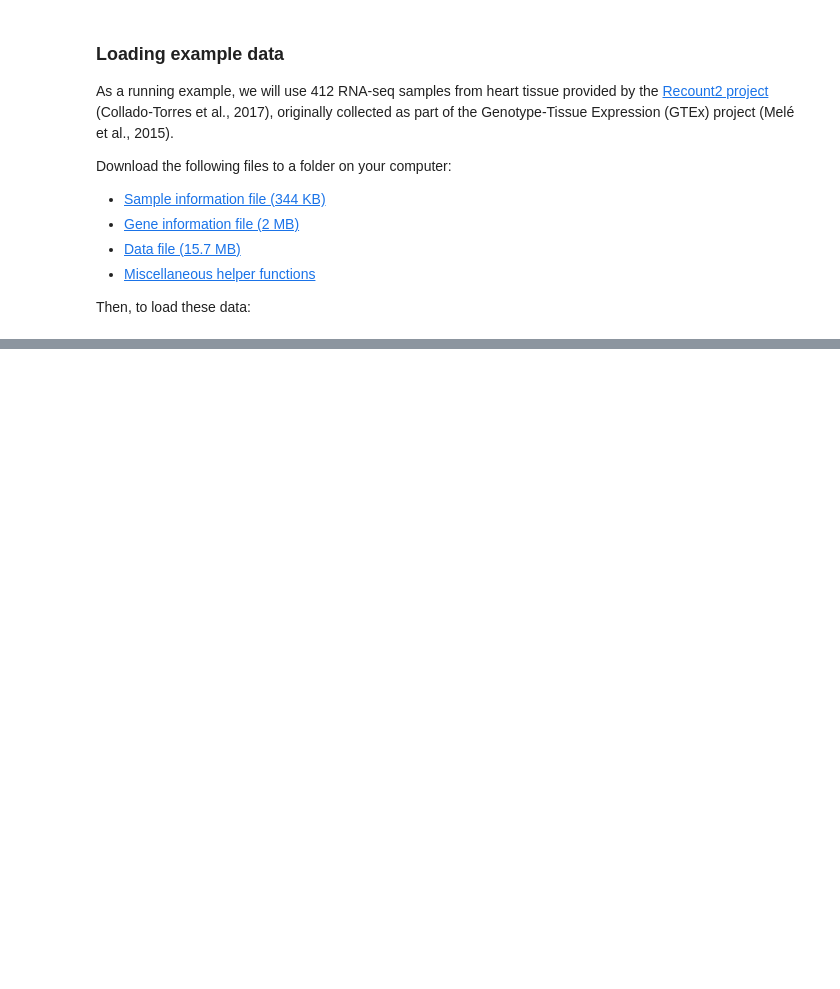
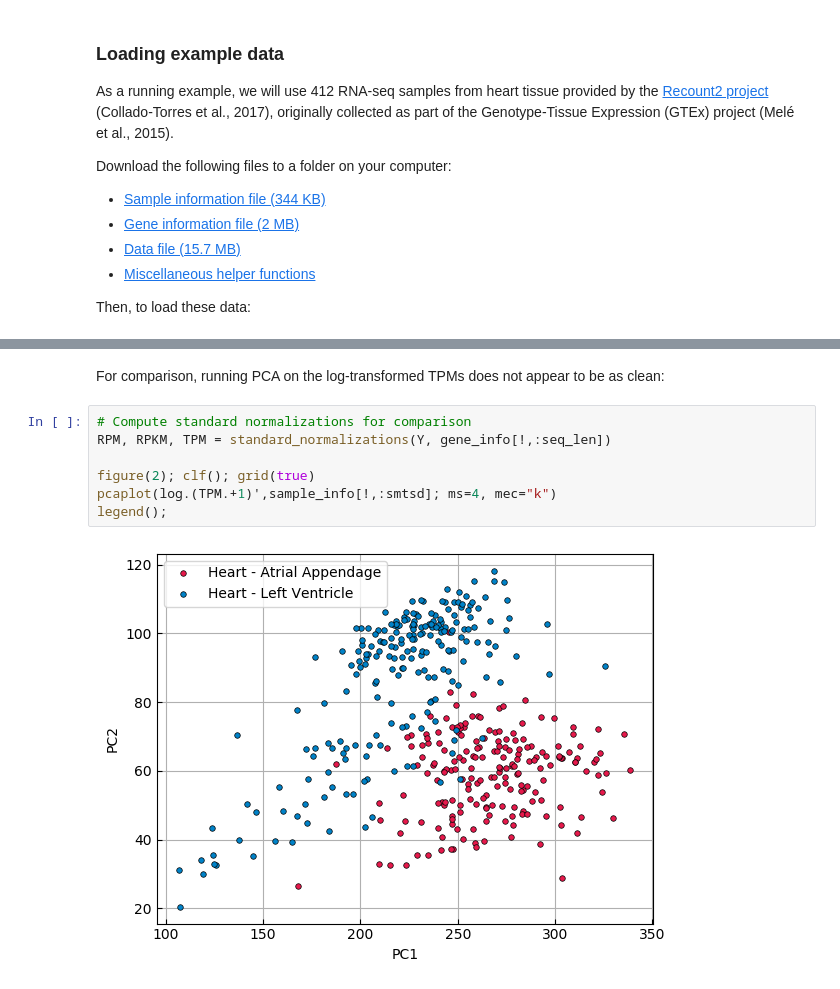
Before and after one commit to jwmi/BilinearModelsExamples, a Jupyter notebook: tutorial/Tutorial for BilinearModels package.ipynb, the cells around one changed output, grey strips where cells are left out. Saved outputs shown, nothing was run; the diff lists cells and outputs as text; blank space fills up the shorter version.

```diff
--- a/tutorial/Tutorial for BilinearModels package.ipynb
+++ b/tutorial/Tutorial for BilinearModels package.ipynb
@@ -114,0 +170,11 @@ GBMs allow one to model a data matrix using row covariates, column covariates, a
+# %% [markdown]
+For comparison, running PCA on the log-transformed TPMs does not appear to be as clean:
+# %%
+# Compute standard normalizations for comparison
+RPM, RPKM, TPM = standard_normalizations(Y, gene_info[!,:seq_len])
+
+figure(2); clf(); grid(true)
+pcaplot(log.(TPM.+1)',sample_info[!,:smtsd]; ms=4, mec="k")
+legend();
+# %% [output]
+[figure, added]
```
Also changed, not shown: parts of 13 cells of this notebook.
